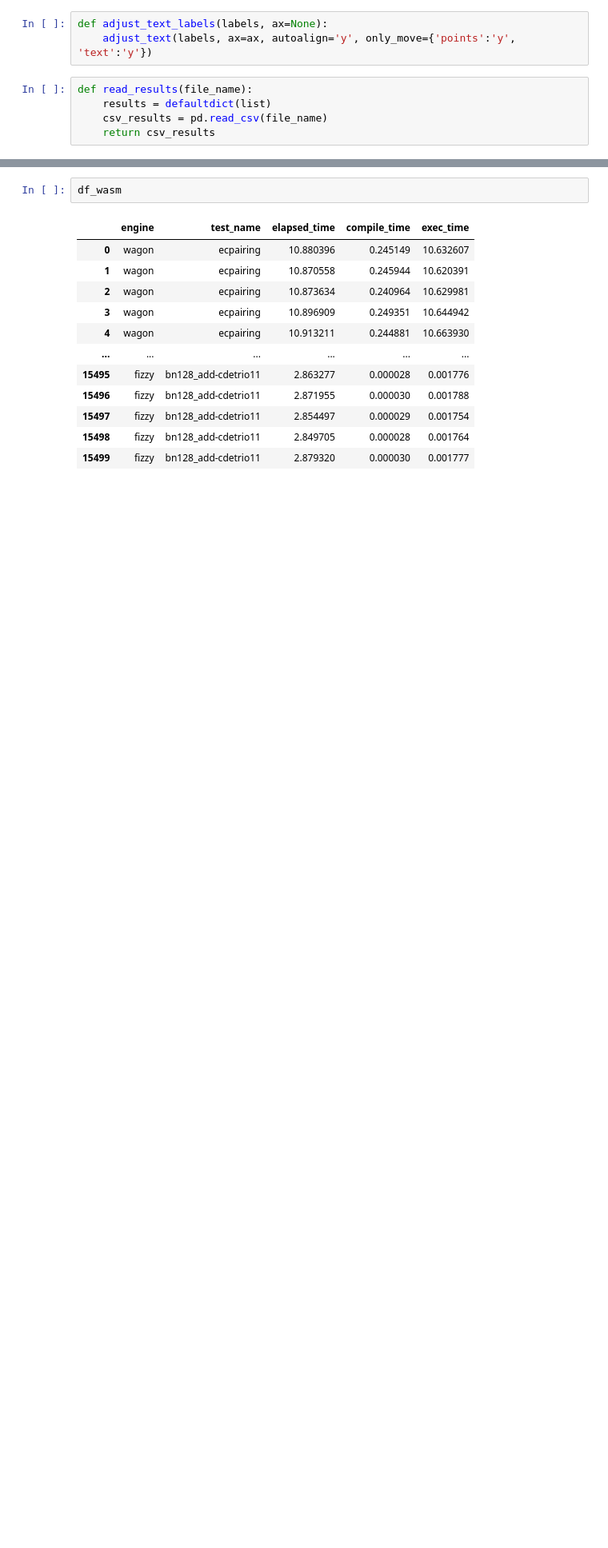
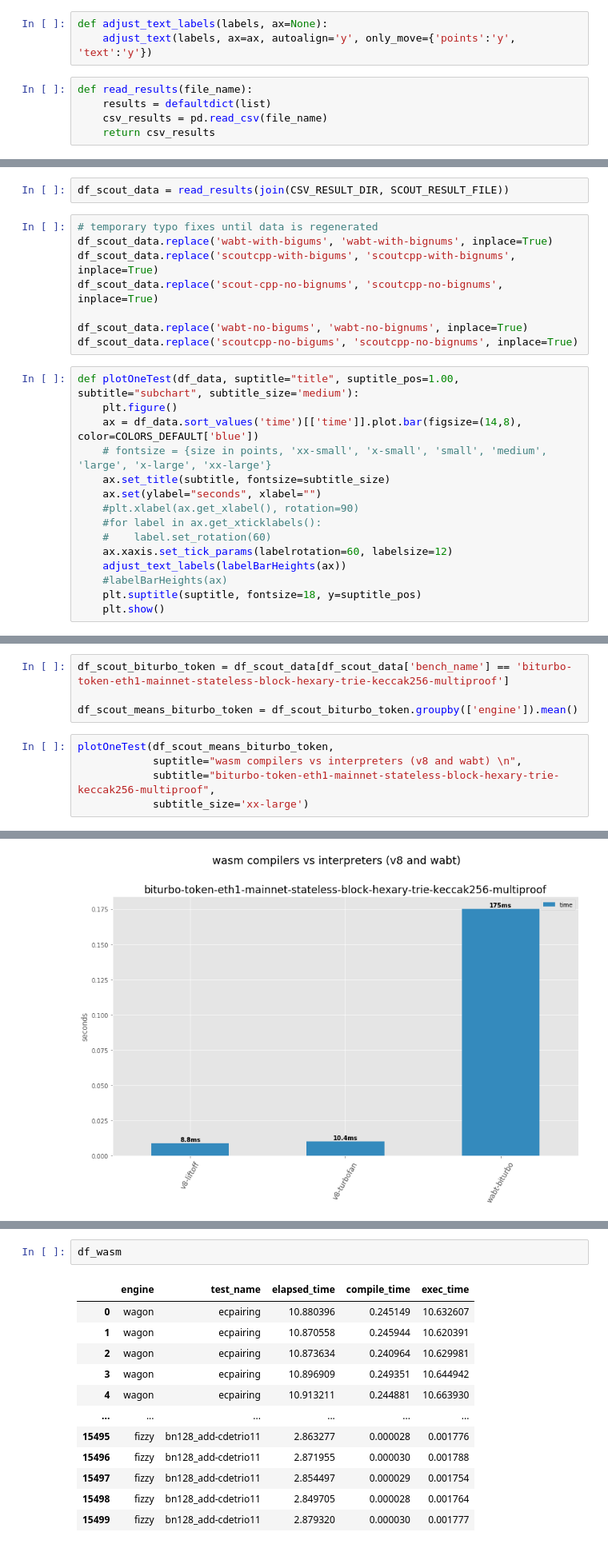
Before and after one commit to ewasm/benchmarking, a Jupyter notebook: notebooks/wasm-engines.ipynb, the cells around one changed output, grey strips where cells are left out. Shown: that part at 80% size. Drawn from its saved outputs; the diff is of its cells as text; blank space fills up the shorter version.

Commit message:
add charts for scout engine benchmarks

```diff
--- a/notebooks/wasm-engines.ipynb
+++ b/notebooks/wasm-engines.ipynb
@@ -147,0 +151,25 @@ def read_results(file_name):
+# %%
+df_scout_data = read_results(join(CSV_RESULT_DIR, SCOUT_RESULT_FILE))
+# %%
+# temporary typo fixes until data is regenerated
+df_scout_data.replace('wabt-with-bigums', 'wabt-with-bignums', inplace=True)
+df_scout_data.replace('scoutcpp-with-bigums', 'scoutcpp-with-bignums', inplace=True)
+df_scout_data.replace('scout-cpp-no-bignums', 'scoutcpp-no-bignums', inplace=True)
+
+df_scout_data.replace('wabt-no-bigums', 'wabt-no-bignums', inplace=True)
+df_scout_data.replace('scoutcpp-no-bigums', 'scoutcpp-no-bignums', inplace=True)
+# %%
+def plotOneTest(df_data, suptitle="title", suptitle_pos=1.00, subtitle="subchart", subtitle_size='medium'):
+    plt.figure()
+    ax = df_data.sort_values('time')[['time']].plot.bar(figsize=(14,8), color=COLORS_DEFAULT['blue'])
+    # fontsize = {size in points, 'xx-small', 'x-small', 'small', 'medium', 'large', 'x-large', 'xx-large'}
+    ax.set_title(subtitle, fontsize=subtitle_size)
+    ax.set(ylabel="seconds", xlabel="")
+    #plt.xlabel(ax.get_xlabel(), rotation=90)
+    #for label in ax.get_xticklabels():
+    #    label.set_rotation(60)
+    ax.xaxis.set_tick_params(labelrotation=60, labelsize=12)
+    adjust_text_labels(labelBarHeights(ax))
+    #labelBarHeights(ax)
+    plt.suptitle(suptitle, fontsize=18, y=suptitle_pos)
+    plt.show()
@@ -147,0 +178,10 @@ def read_results(file_name):
+# %%
+df_scout_biturbo_token = df_scout_data[df_scout_data['bench_name'] == 'biturbo-token-eth1-mainnet-stateless-block-hexary-trie-keccak256-multiproof']
+
+df_scout_means_biturbo_token = df_scout_biturbo_token.groupby(['engine']).mean()
+# %%
+plotOneTest(df_scout_means_biturbo_token,
+            suptitle="wasm compilers vs interpreters (v8 and wabt) \n",
+            subtitle="biturbo-token-eth1-mainnet-stateless-block-hexary-trie-keccak256-multiproof",
+            subtitle_size='xx-large')
+# %% [output]
@@ -147,0 +189 @@ def read_results(file_name):
+[figure, added]
```
Also changed, not shown: parts of 18 cells of this notebook, 3 other files.
